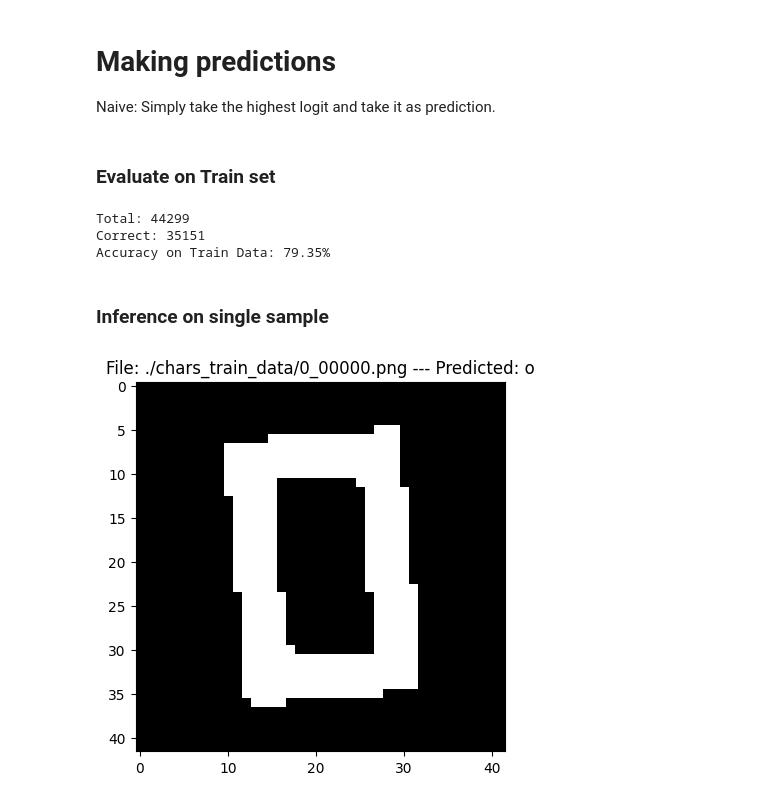
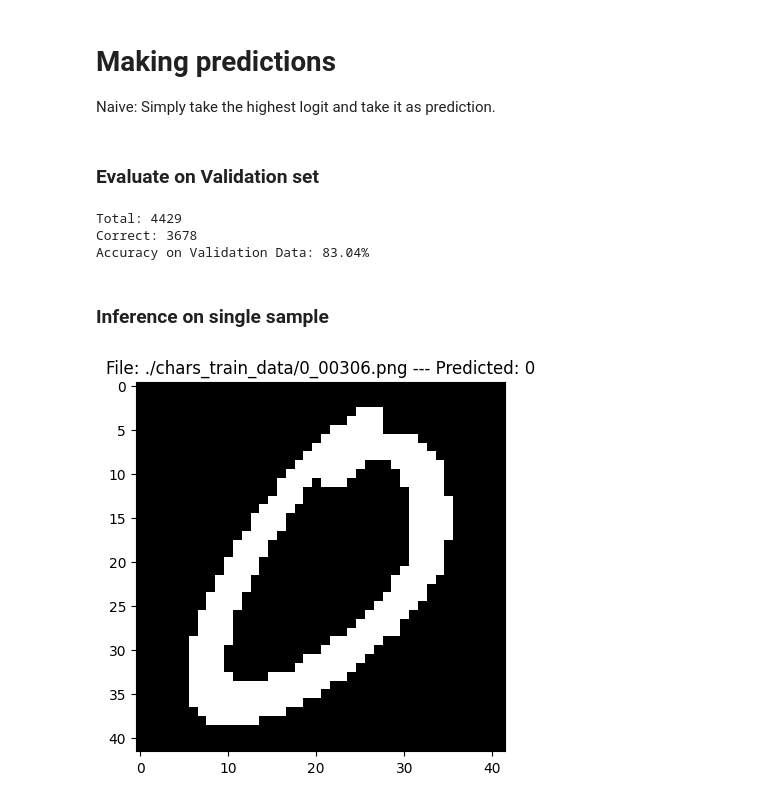
Before and after one commit to ItsMeNengYi/CS4243-mini-project, a Jupyter notebook: ze-hao_char_identification_model_training.ipynb, the cells around one changed output. Saved outputs shown, nothing was run; the diff lists cells and outputs as text; code cells hidden in the pictures.

```diff
--- a/ze-hao_char_identification_model_training.ipynb
+++ b/ze-hao_char_identification_model_training.ipynb
@@ -198,15 +247,17 @@ from tqdm import tqdm # for a progress bar
 
 criterion = nn.CrossEntropyLoss()
 optimizer = torch.optim.Adam(net.parameters())
-num_epochs = 10
+num_epochs = 50
 
-epoch_losses = []  # store loss for each epoch
+epoch_train_losses = []  # store loss for each epoch
+epoch_val_losses = []
 
 for epoch in range(num_epochs):
     net.train()  # set model to training mode
     running_loss = 0.0
     # Running loss sums the loss values for each mini-batch, to later compute the average loss per epoch
 
+    # Training
     for img_id, X_transformed, y in tqdm(train_dataloader, desc=f"Epoch {epoch+1}/{num_epochs}"):
         X_transformed, y = X_transformed.to(device), y.to(device)
 
@@ -221,14 +272,35 @@ for epoch in range(num_epochs):
 
         running_loss += loss.item()
 
-    avg_loss = running_loss / len(train_dataloader)
-    print(f"Epoch [{epoch+1}/{num_epochs}] - Loss: {avg_loss:.4f}")
-    epoch_losses.append(avg_loss)
+    # Validation
+    val_loss = 0.0
+    net.eval()
+    with torch.no_grad():
+        for img_id, X_transformed, y in val_dataloader:
+             # Forward pass
+            y_pred_logits = net(X_transformed)
+            loss = criterion(y_pred_logits, y)
+
+            val_loss += loss.item()
+
+    avg_train_loss = running_loss / len(train_dataloader)
+    avg_val_loss = val_loss / len(val_dataloader)
+    print(f"Epoch [{epoch+1}/{num_epochs}] - Train Loss: {avg_train_loss:.4f} - Val Loss: {avg_val_loss:.4f}")
+
+    epoch_train_losses.append(avg_train_loss)
+    epoch_val_losses.append(avg_val_loss)
+
+    # Early stopping?
+    early_stopping.check_early_stopping(avg_val_loss)
+    if early_stopping.stop_training:
+        print(f"Early stopping at epoch {epoch}")
+        break
 
 # Plot training loss
 plt.figure(figsize=(8, 5))
-plt.plot(range(1, num_epochs + 1), epoch_losses, marker='o')
-plt.title("Training Loss Over Epochs")
+plt.plot(range(1, len(epoch_train_losses) + 1), epoch_train_losses, marker='o', label='Train Loss')
+plt.plot(range(1, len(epoch_val_losses) + 1), epoch_val_losses, marker='s', label='Validation Loss')
+plt.title("Loss Over Epochs")
 plt.xlabel("Epoch")
 plt.ylabel("Loss")
 plt.grid(True)
@@ -254,7 +325,7 @@ def predict(y_pred_logits):
     y_pred = torch.argmax(y_pred_logits, dim=1) # Note: returns a tensor
     return y_pred
 # %% [markdown]
-### Evaluate on Train set
+### Evaluate on Validation set
 # %%
 net.eval()  # set model to evaluation mode (disables dropout/batchnorm)
 correct = 0
@@ -262,7 +333,7 @@ total = 0
 
 
 with torch.no_grad():
-    for img_id, X_transformed, y in tqdm(train_dataloader):
+    for img_id, X_transformed, y in tqdm(val_dataloader):
         X_transformed = X_transformed.to(device)
         y = y.to(device)
 
@@ -279,11 +350,11 @@ with torch.no_grad():
 train_accuracy = 100 * correct / total
 print(f'Total: {total}')
 print(f'Correct: {correct}')
-print(f'Accuracy on Train Data: {train_accuracy:.2f}%')
+print(f'Accuracy on Validation Data: {train_accuracy:.2f}%')
 # %% [output]
-Total: 44299
-Correct: 35151
-Accuracy on Train Data: 79.35%
+Total: 4429
+Correct: 3678
+Accuracy on Validation Data: 83.04%
 # %% [markdown]
 ### Inference on single sample
 # %%
@@ -318,7 +389,7 @@ def predict_single_image(net, img_path, char_classes, show=True):
 
     return predicted_label
 # %%
-img_path = "./chars_train_data/0_00000.png"
+img_path = "./chars_train_data/0_00306.png"
 pred = predict_single_image(net, img_path, char_classes, show=True)
 # %% [output]
-[figure, old version]
+[figure, new version]
```
Also changed, not shown: parts of 9 cells of this notebook.
